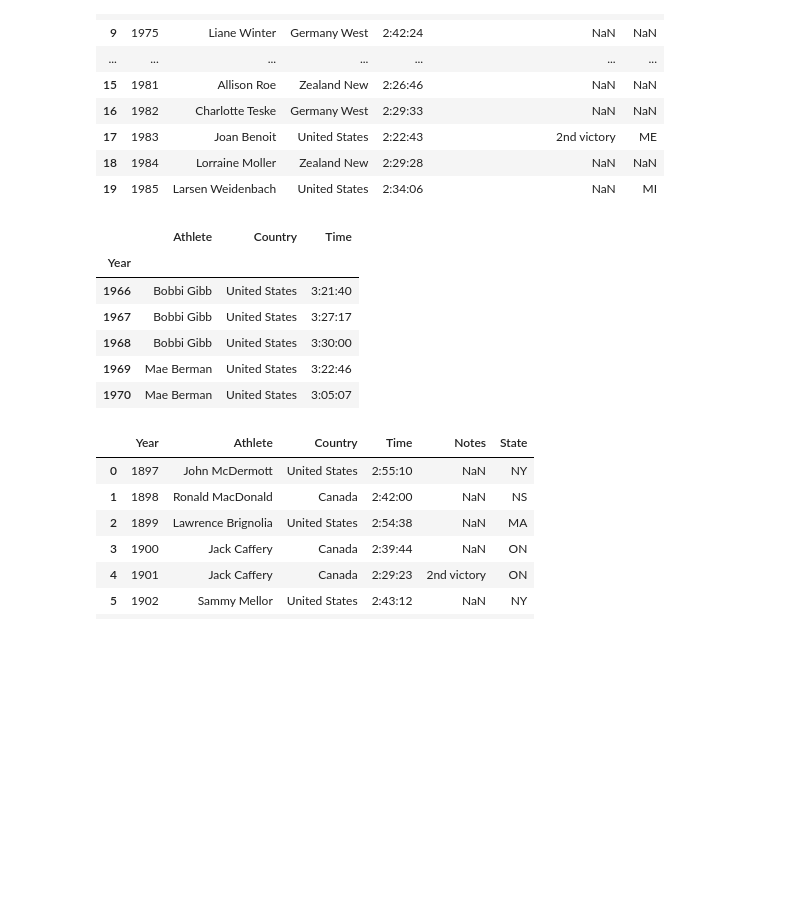
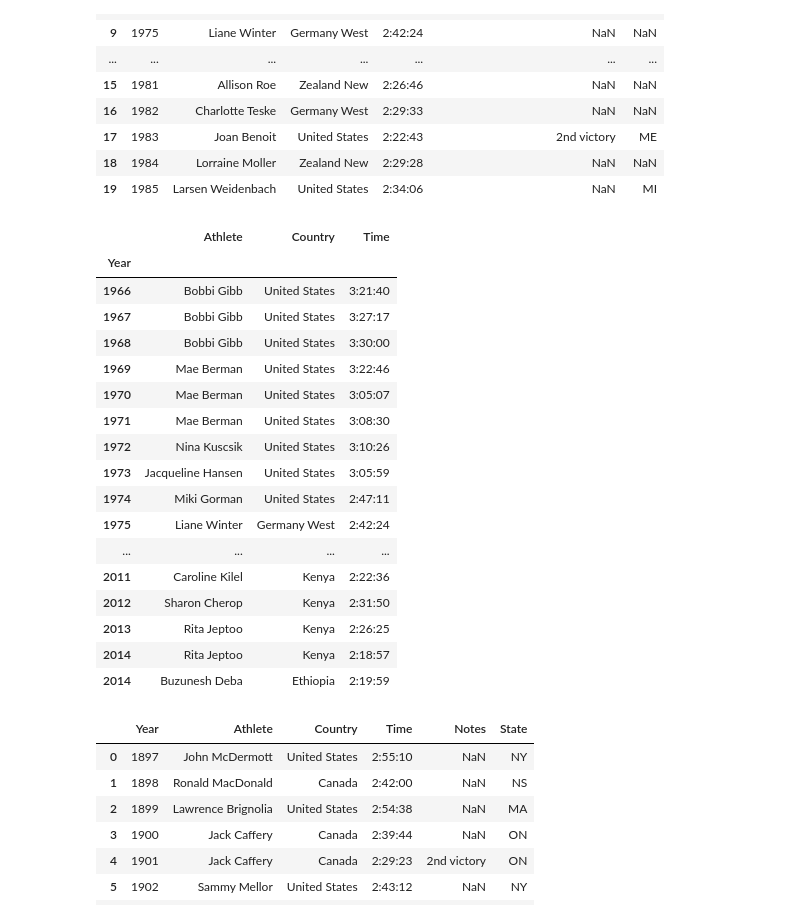
Before and after one commit to Donicia/Finishline, a Jupyter notebook: Run Data/runner_data.ipynb, the cells around one changed output. Drawn from its saved outputs; the diff is of its cells as text; code cells hidden in the pictures; blank space fills up the shorter version.

```diff
--- a/Run Data/runner_data.ipynb
+++ b/Run Data/runner_data.ipynb
@@ -25,6 +25,6 @@ female_runner_data.head(20)
 | 18 | 1984 | Lorraine Moller | Zealand New | 2:29:28 | NaN | NaN |
 | 19 | 1985 | Larsen Weidenbach | United States | 2:34:06 | NaN | MI |
 # %%
-female_runner_data = female_runner_data.dropna()
+female_runner_data = female_runner_data.dropna(axis = 1 , how = 'any')
 clean_female_runner_data = female_runner_data[['Year','Athlete', 'Country','Time']].copy()
 # %%
@@ -32,14 +31,25 @@ clean_female_runner_data = female_runner_data[['Year','Athlete', 'Country','Time
 clean_female_runner_data.set_index("Year",inplace = True)
 # %%
-clean_female_runner_data.head()
+clean_female_runner_data.head(50)
 # %% [output]
 |  | Athlete | Country | Time |
 | Year |  |  |  |
 | 1966 | Bobbi Gibb | United States | 3:21:40 |
 | 1967 | Bobbi Gibb | United States | 3:27:17 |
 | 1968 | Bobbi Gibb | United States | 3:30:00 |
 | 1969 | Mae Berman | United States | 3:22:46 |
 | 1970 | Mae Berman | United States | 3:05:07 |
+| 1971 | Mae Berman | United States | 3:08:30 |
+| 1972 | Nina Kuscsik | United States | 3:10:26 |
+| 1973 | Jacqueline Hansen | United States | 3:05:59 |
+| 1974 | Miki Gorman | United States | 2:47:11 |
+| 1975 | Liane Winter | Germany West | 2:42:24 |
+| ... | ... | ... | ... |
+| 2011 | Caroline Kilel | Kenya | 2:22:36 |
+| 2012 | Sharon Cherop | Kenya | 2:31:50 |
+| 2013 | Rita Jeptoo | Kenya | 2:26:25 |
+| 2014 | Rita Jeptoo | Kenya | 2:18:57 |
+| 2014 | Buzunesh Deba | Ethiopia | 2:19:59 |
 # %%
 csv_file = "../Run Data/world-marathon-majors/Male_Elite_Boston.csv"
 
```
Also changed, not shown: parts of 6 cells of this notebook.
